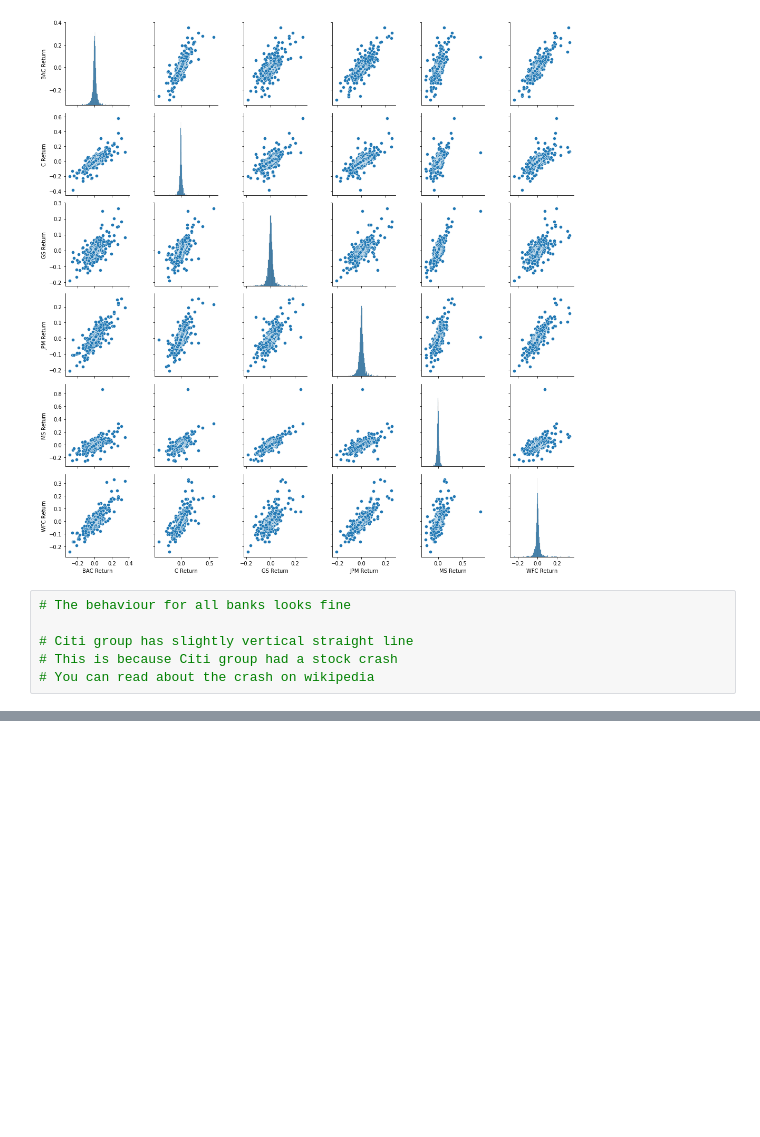
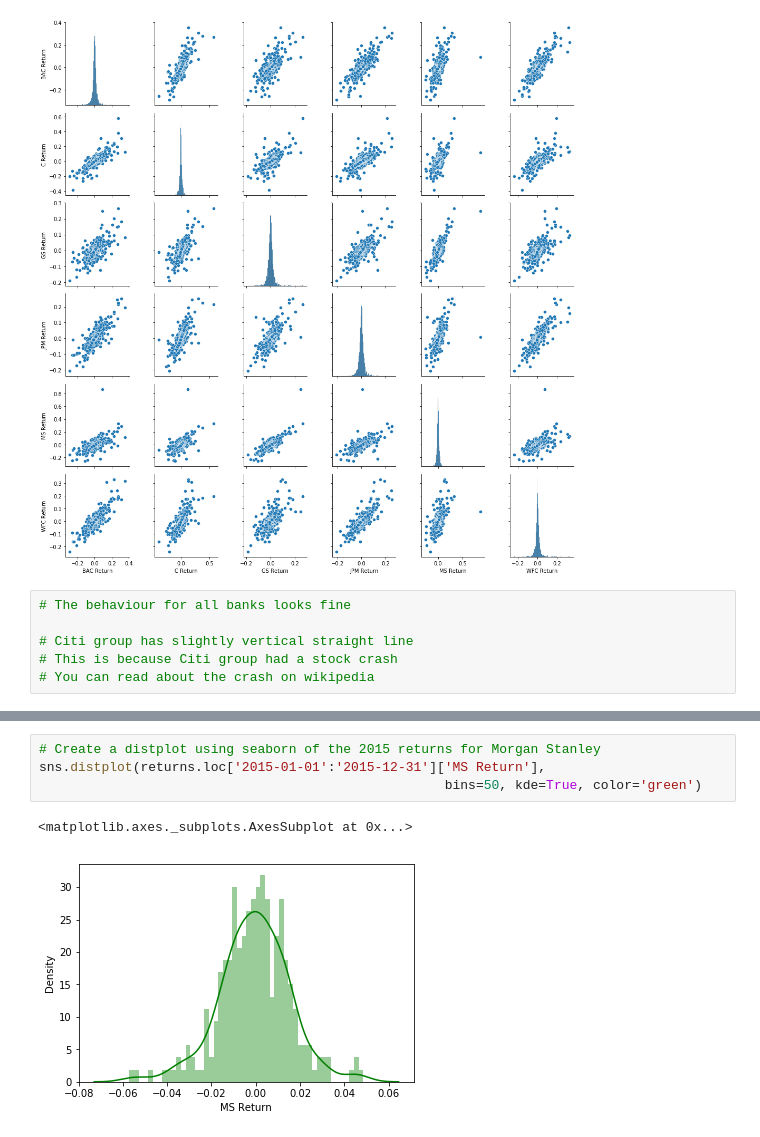
Before and after one commit to NavdeepTU/Data-Analysis-and-Visualization, a Jupyter notebook: 06. Capstone Projects/02. Finance Project.ipynb, the cells around one changed output, grey strips where cells are left out. Cells and saved outputs as stored; diff of their text form; blank space fills up the shorter version.

```diff
--- a/06. Capstone Projects/02. Finance Project.ipynb
+++ b/06. Capstone Projects/02. Finance Project.ipynb
@@ -157,0 +223,7 @@ sns.pairplot(data=returns)
+# %%
+# Create a distplot using seaborn of the 2015 returns for Morgan Stanley
+sns.distplot(returns.loc['2015-01-01':'2015-12-31']['MS Return'],
+                                                    bins=50, kde=True, color='green')
+# %% [output]
+<matplotlib.axes._subplots.AxesSubplot at 0x...>
+[figure, added]
```
Also changed, not shown: parts of 13 cells of this notebook.
